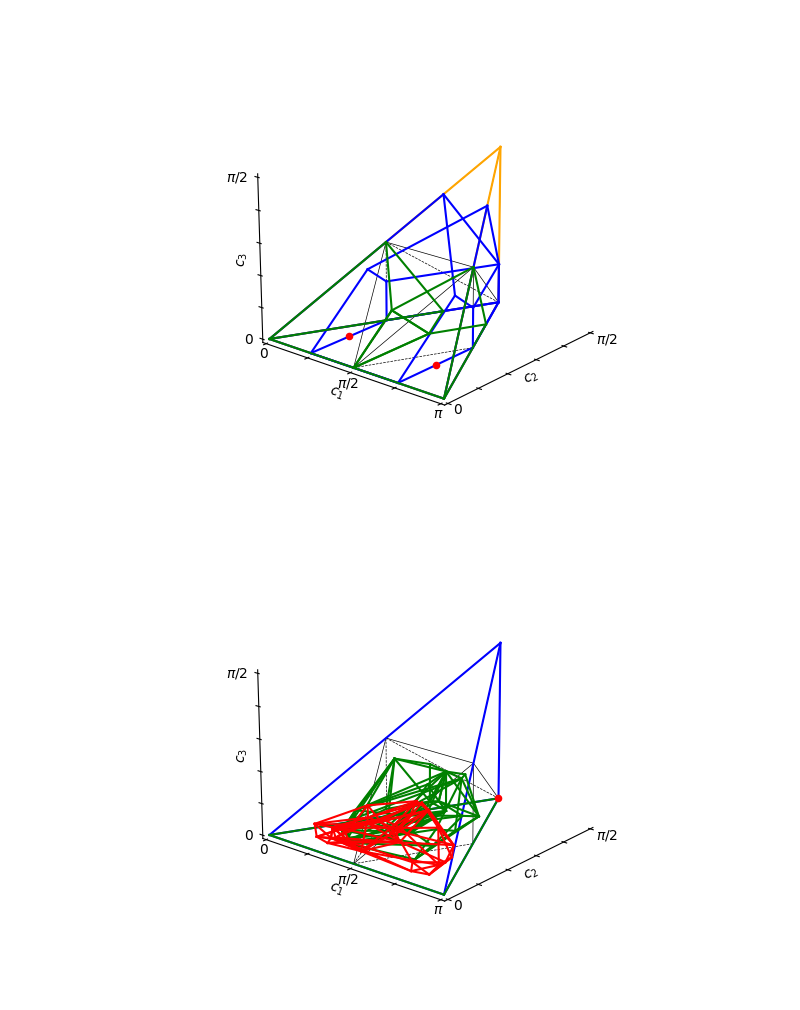
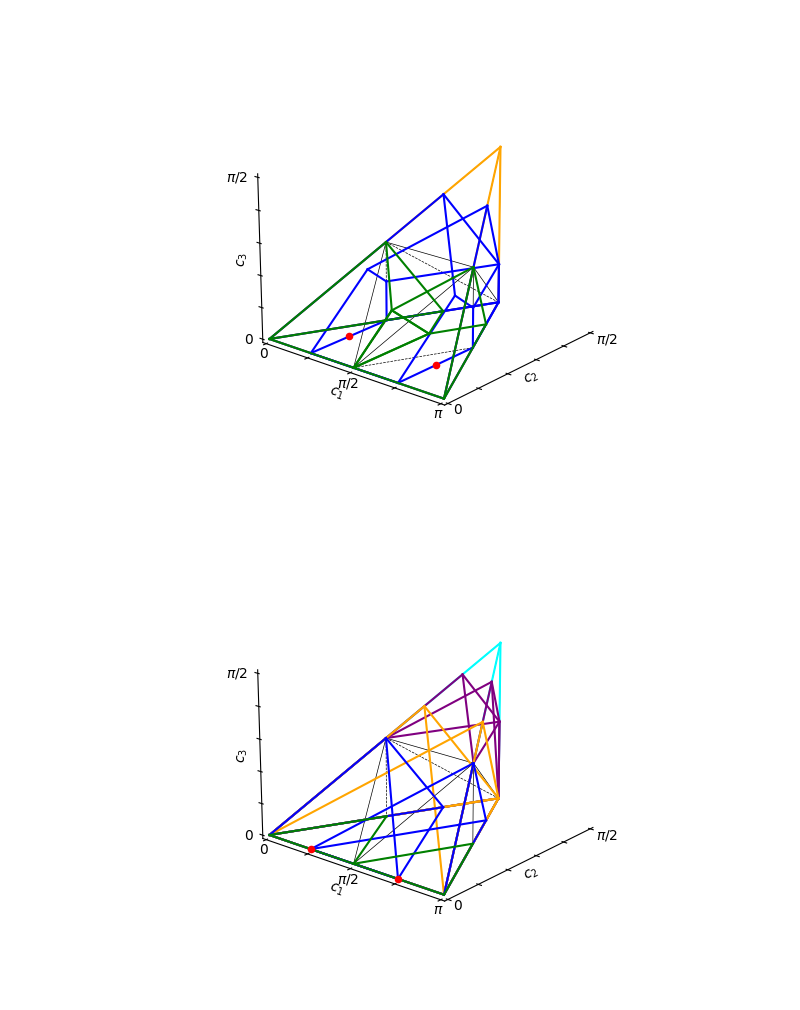
Before and after one commit to Pitt-JonesLab/slam_decomposition, a Jupyter notebook: src/scripts/gate_exploration/primitive_volume.ipynb, the cells around one changed output. Saved outputs shown, nothing was run; the diff lists cells and outputs as text; code cells hidden in the pictures.

```diff
--- a/src/scripts/gate_exploration/primitive_volume.ipynb
+++ b/src/scripts/gate_exploration/primitive_volume.ipynb
@@ -27,15 +27,15 @@ b = 3*np.pi/8, np.pi/8, 1, "B", 2
 sqb = 3*np.pi/8, np.pi/8, 1/2,  "sqB", 4
 gate_list = [iswap, sqiswap, cnot, sqcnot, b, sqb]
 # %%
-use_smush = 1
-for gate_prop in gate_list[:1]:
+use_smush = 0
+for gate_prop in gate_list[3:4]:
     base_gate = ConversionGainGate(0,0, *gate_prop[:3])
     template = MixedOrderBasisCircuitTemplate(base_gates=[base_gate], chatty_build=0, bare_cost=True, use_smush_polytope=use_smush)
     fname = f"coverage_set_{gate_prop[3]}"
     if use_smush:
         fname += "_smush"
 
     poly_list = template.coverage
     plot_coverage_set(poly_list[:], save=1, filename=fname)
 # %% [output]
-[figure, old version]
+[figure, new version]
```
Also changed, not shown: 46 other files.
